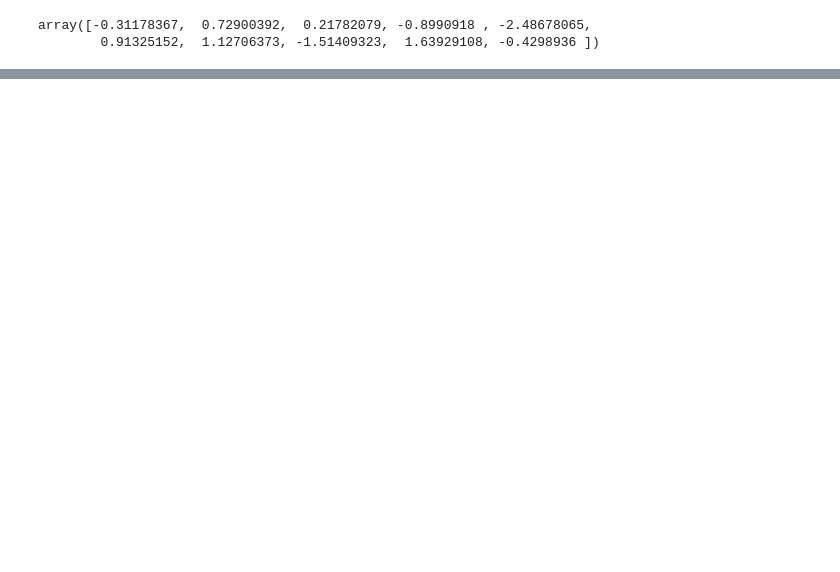
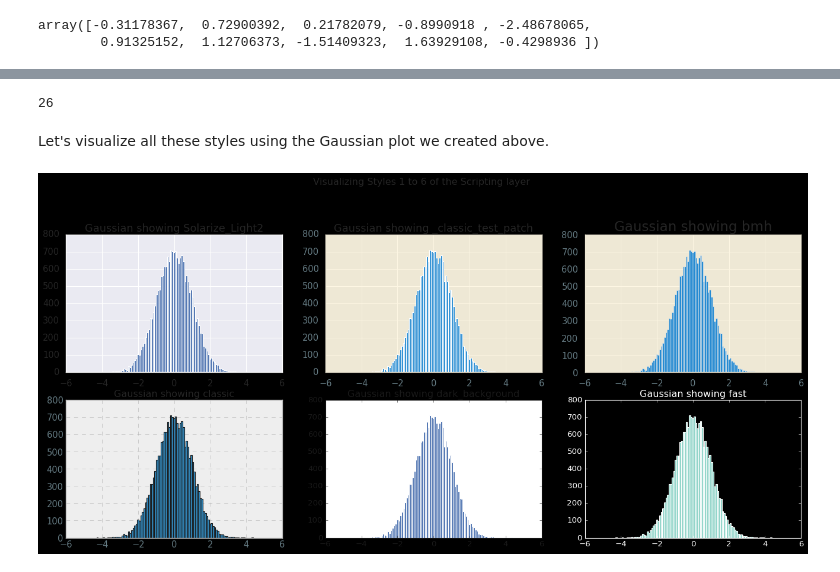
Before and after one commit to Lawrence-Krukrubo/Effective_Plotting_with_Matplotlib, a Jupyter notebook: Part_1_intro_to_matplotlib.ipynb, the cells around one changed output, grey strips where cells are left out. Cells and saved outputs as stored; diff of their text form; code cells hidden in the pictures; blank space fills up the shorter version.

```diff
--- a/Part_1_intro_to_matplotlib.ipynb
+++ b/Part_1_intro_to_matplotlib.ipynb
@@ -112,0 +183,27 @@ Let's make a histogram of 20,000 random numbers with the Scripting layer.
+# %%
+# Let's see howmany styles are available
+
+print(len(plt.style.available))
+# %% [output]
+26
+# %% [markdown]
+Let's visualize all these styles using the Gaussian plot we created above.
+# %%
+plt.figure(figsize=(20, 8))
+sns.set(font_scale=1.2)
+#sns.set_style('ticks') # change background to white background
+plt.suptitle('Visualizing Styles 1 to 6 of the Scripting layer', y=1.05)
+
+start = 231
+for i in plt.style.available[:6]:
+    # For The First chart
+    plt.subplot(start)
+    mpl.style.use(i)
+    plt.hist(X, 100)
+    plt.title(f'Gaussian showing {i}')
+
+    start += 1
+
+plt.show()
+# %% [output]
+[figure, added]
```
Also changed, not shown: parts of 15 cells of this notebook.
